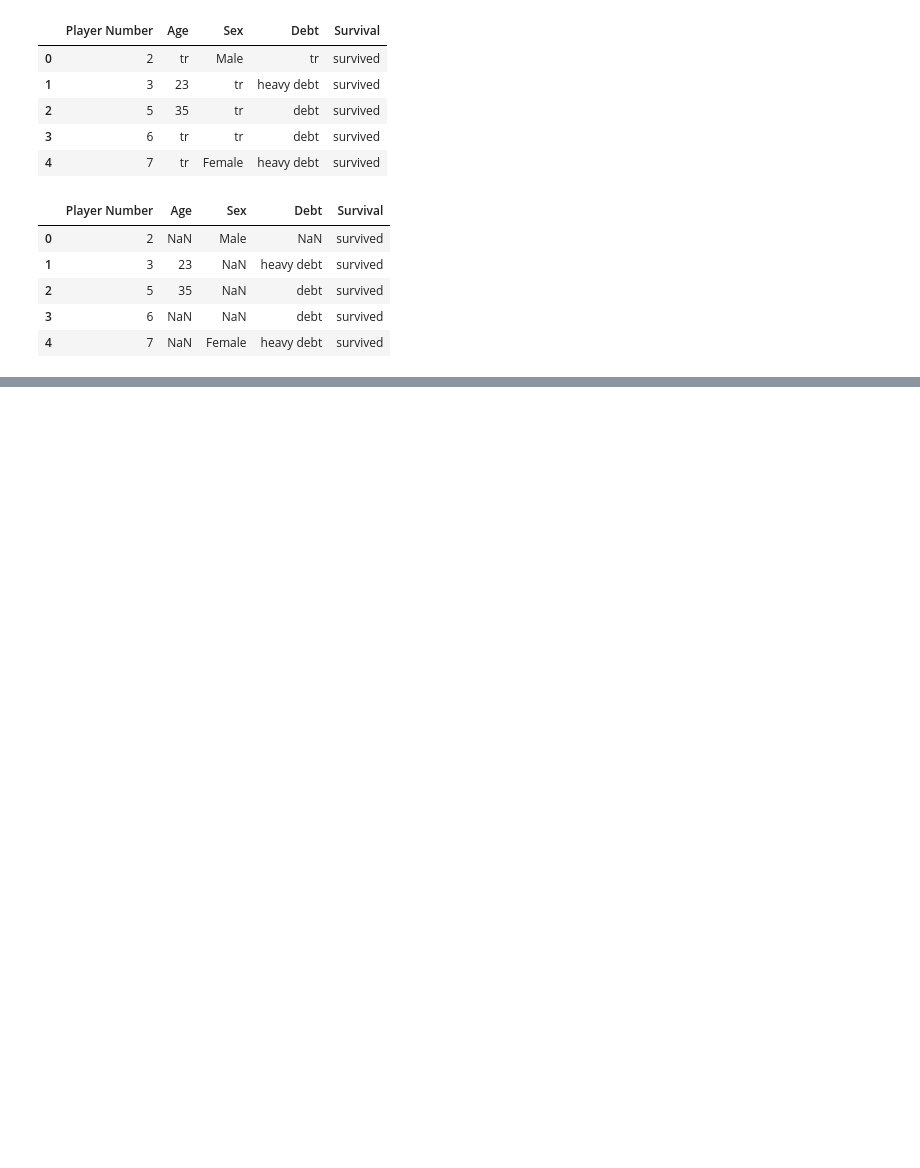
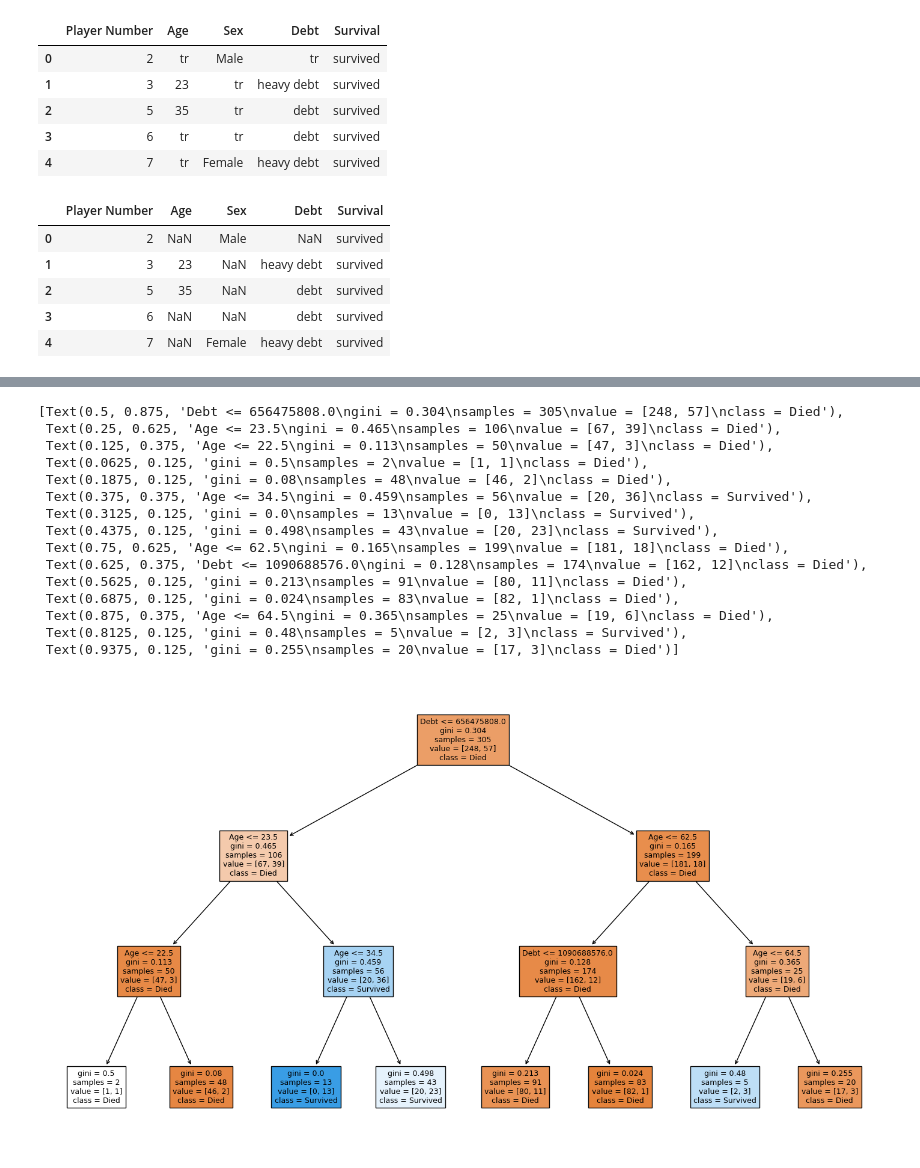
Before and after one commit to HanaAhmedMahmoud/Squid-Game-Survival-Model, a Jupyter notebook: squid-game-model.ipynb, the cells around one changed output, grey strips where cells are left out. Saved outputs shown, nothing was run; the diff lists cells and outputs as text; code cells hidden in the pictures; blank space fills up the shorter version.

```diff
--- a/squid-game-model.ipynb
+++ b/squid-game-model.ipynb
@@ -151,0 +157,27 @@ plt.show()
+# %%
+#Visulating the decision tree
+
+from sklearn.tree import plot_tree
+
+features = list(x_train.columns)
+output = ['Died', 'Survived']
+
+plt.figure(figsize=(18,10))
+plot_tree(dtree, feature_names= features, class_names = output, filled=True, fontsize = 9)
+# %% [output]
+[Text(0.5, 0.875, 'Debt <= 656475808.0\ngini = 0.304\nsamples = 305\nvalue = [248, 57]\nclass = Died'),
+ Text(0.25, 0.625, 'Age <= 23.5\ngini = 0.465\nsamples = 106\nvalue = [67, 39]\nclass = Died'),
+ Text(0.125, 0.375, 'Age <= 22.5\ngini = 0.113\nsamples = 50\nvalue = [47, 3]\nclass = Died'),
+ Text(0.0625, 0.125, 'gini = 0.5\nsamples = 2\nvalue = [1, 1]\nclass = Died'),
+ Text(0.1875, 0.125, 'gini = 0.08\nsamples = 48\nvalue = [46, 2]\nclass = Died'),
+ Text(0.375, 0.375, 'Age <= 34.5\ngini = 0.459\nsamples = 56\nvalue = [20, 36]\nclass = Survived'),
+ Text(0.3125, 0.125, 'gini = 0.0\nsamples = 13\nvalue = [0, 13]\nclass = Survived'),
+ Text(0.4375, 0.125, 'gini = 0.498\nsamples = 43\nvalue = [20, 23]\nclass = Survived'),
+ Text(0.75, 0.625, 'Age <= 62.5\ngini = 0.165\nsamples = 199\nvalue = [181, 18]\nclass = Died'),
+ Text(0.625, 0.375, 'Debt <= 1090688576.0\ngini = 0.128\nsamples = 174\nvalue = [162, 12]\nclass = Died'),
+ Text(0.5625, 0.125, 'gini = 0.213\nsamples = 91\nvalue = [80, 11]\nclass = Died'),
+ Text(0.6875, 0.125, 'gini = 0.024\nsamples = 83\nvalue = [82, 1]\nclass = Died'),
+ Text(0.875, 0.375, 'Age <= 64.5\ngini = 0.365\nsamples = 25\nvalue = [19, 6]\nclass = Died'),
+ Text(0.8125, 0.125, 'gini = 0.48\nsamples = 5\nvalue = [2, 3]\nclass = Survived'),
+ Text(0.9375, 0.125, 'gini = 0.255\nsamples = 20\nvalue = [17, 3]\nclass = Died')]
+[figure, added]
```
Also changed, not shown: parts of 12 cells of this notebook.
